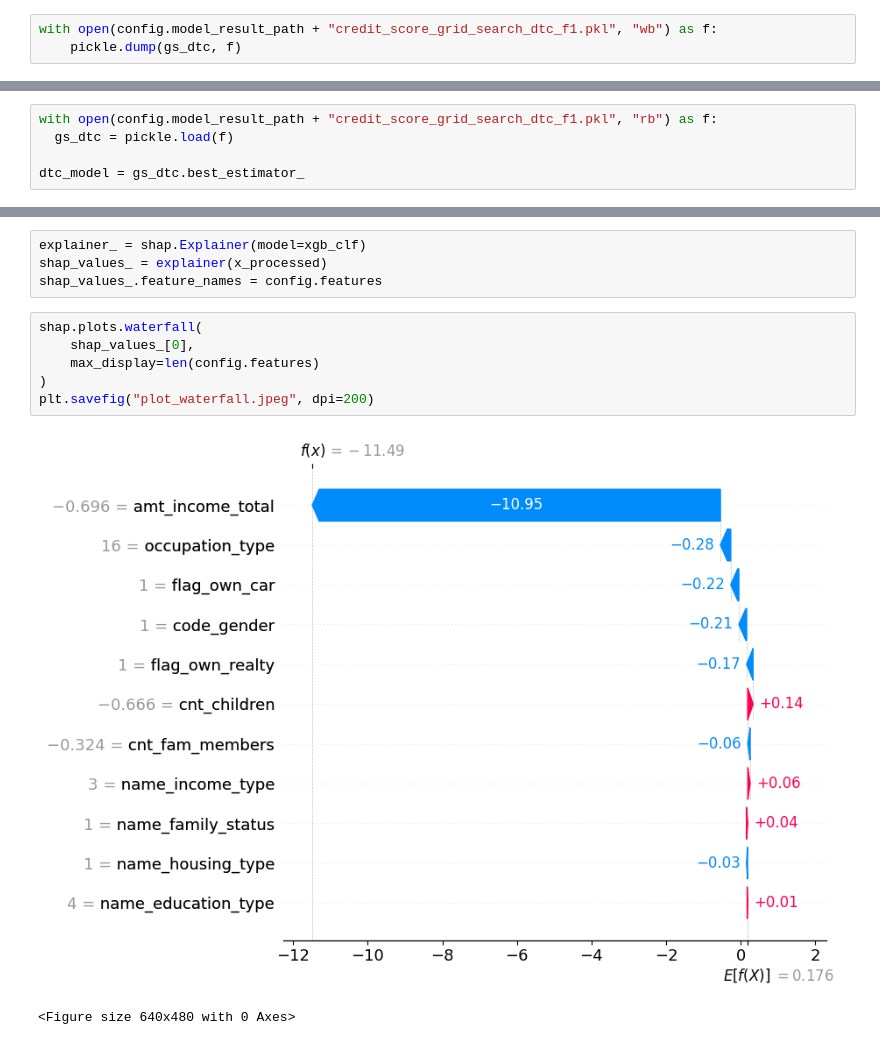
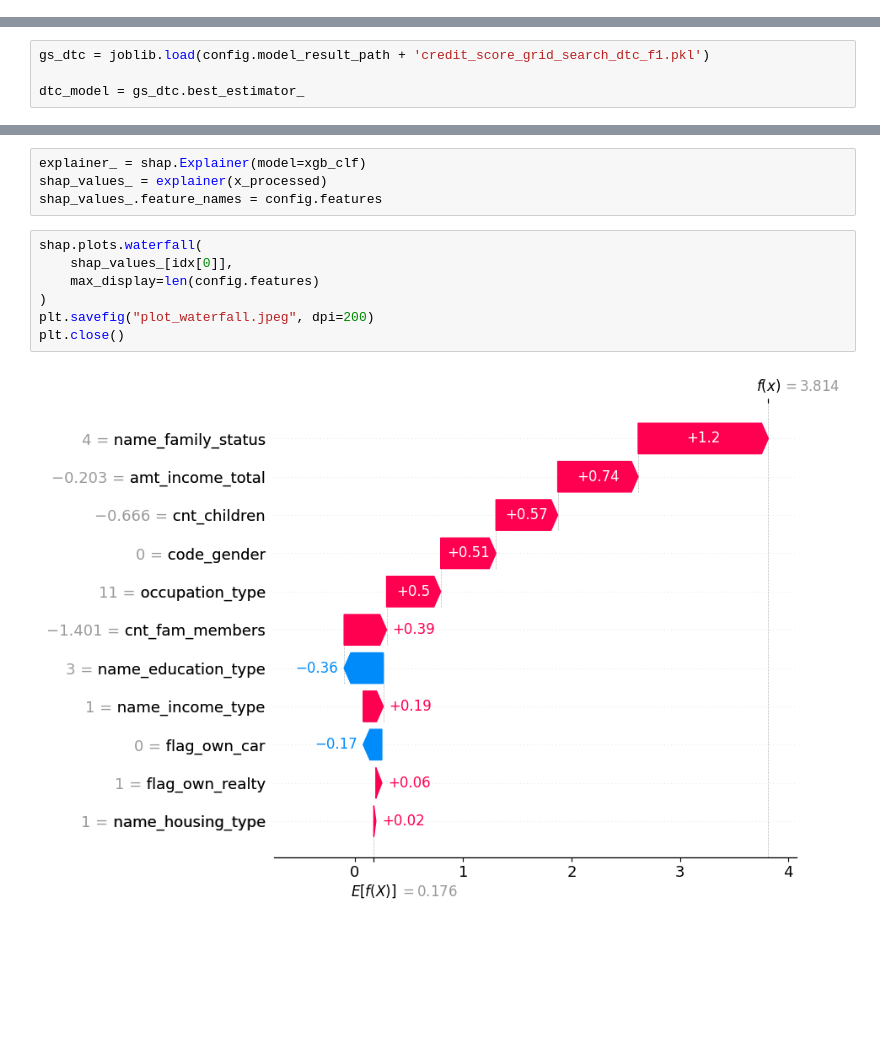
Before and after one commit to SimoneBrazzi/blog, a Jupyter notebook: credit-score.ipynb, the cells around one changed output, grey strips where cells are left out. Drawn from its saved outputs; the diff is of its cells as text; blank space fills up the shorter version.

Commit message:
Kaggle Notebook | Credit Score | deploy

```diff
--- a/credit-score.ipynb
+++ b/credit-score.ipynb
@@ -110,6 +110,3 @@ grid_search_dtc = GridSearchCV(
 gs_dtc = grid_search_dtc.fit(xtrain, ytrain)
 # %% [markdown]
 ## Pickle
-# %%
-with open(config.model_result_path + "credit_score_grid_search_dtc_f1.pkl", "wb") as f:
-    pickle.dump(gs_dtc, f)
@@ -116,6 +117,5 @@ with open(config.model_result_path + "credit_score_grid_search_dtc_f1.pkl", "wb"
 # %%
-with open(config.model_result_path + "credit_score_grid_search_dtc_f1.pkl", "rb") as f:
-  gs_dtc = pickle.load(f)
+gs_dtc = joblib.load(config.model_result_path + 'credit_score_grid_search_dtc_f1.pkl')
 
 dtc_model = gs_dtc.best_estimator_
 # %% [markdown]
@@ -413,12 +415,12 @@ shap_values_ = explainer(x_processed)
 shap_values_.feature_names = config.features
 # %%
 shap.plots.waterfall(
-    shap_values_[0],
+    shap_values_[idx[0]],
     max_display=len(config.features)
 )
 plt.savefig("plot_waterfall.jpeg", dpi=200)
+plt.close()
 # %% [output]
-[figure, old version]
+[figure, new version]
-<Figure size 640x480 with 0 Axes>
 # %%
 shap.plots.bar(
```
Also changed, not shown: parts of 12 cells of this notebook.
